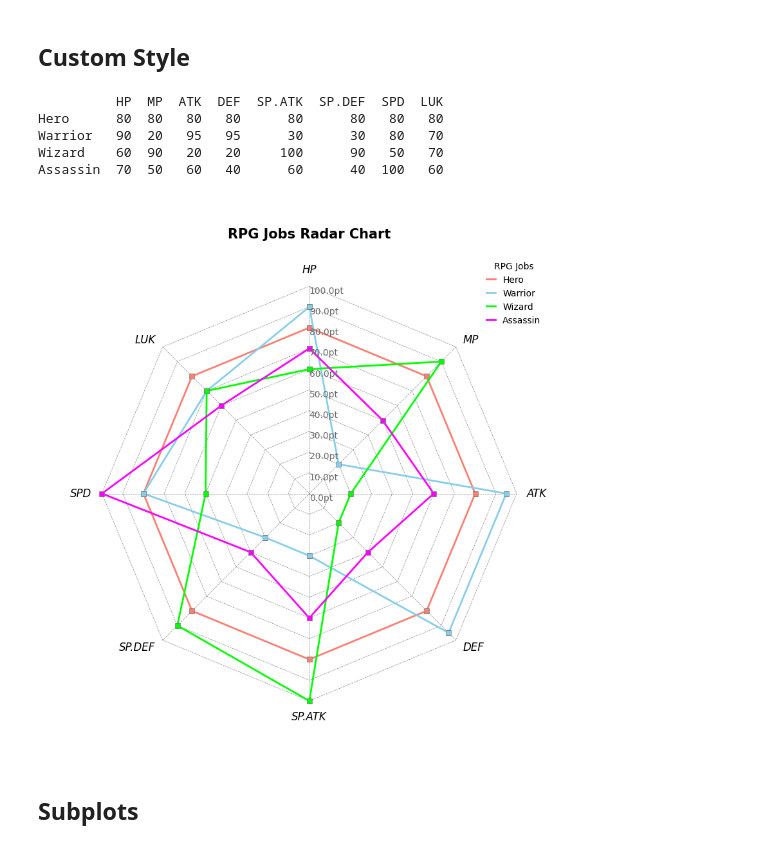
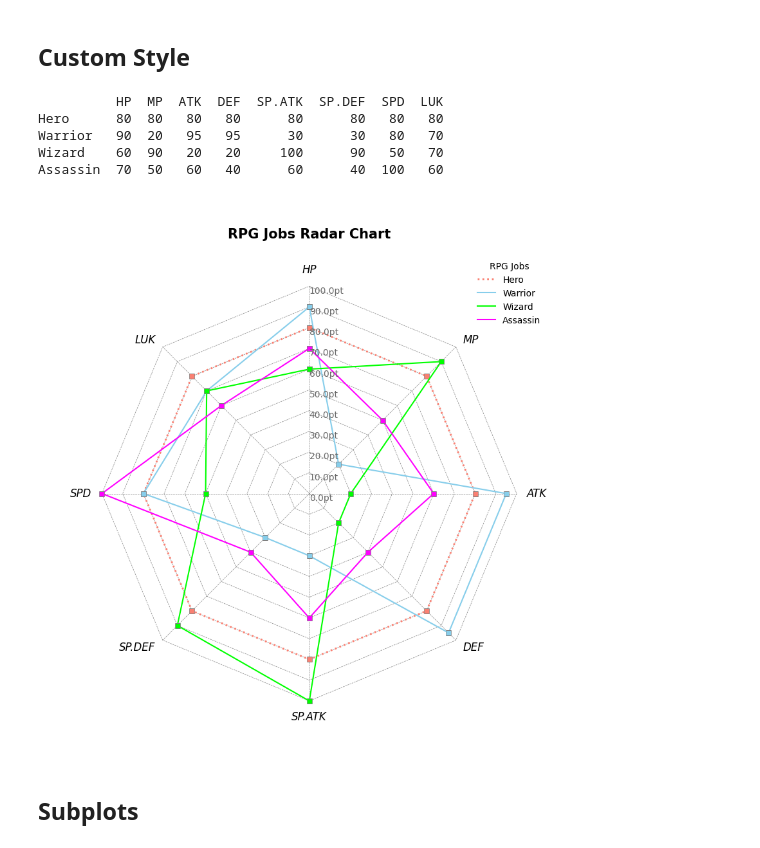
Before and after one commit to moshi4/pyCirclize, a Jupyter notebook: docs/radar_chart.ipynb, the cells around one changed output. Cells and saved outputs as stored; diff of their text form; code cells hidden in the pictures.

```diff
--- a/docs/radar_chart.ipynb
+++ b/docs/radar_chart.ipynb
@@ -89,37 +89,45 @@ df = pd.DataFrame(
 )
 print(df)
 
+# Define line keyword arguments handler
+def line_kws_handler(col_name: str):
+    if col_name == "Hero":
+        return dict(ls="dotted", lw=2.0)
+    else:
+        return dict(ls="solid", lw=1.5)
+
 # Initialize Circos instance for radar chart plot
 circos = Circos.radar_chart(
     df,
     vmax=100,
     fill=False,
     marker_size=6,
     bg_color=None,
     cmap=dict(Hero="salmon", Warrior="skyblue", Wizard="lime", Assassin="magenta"),
     grid_interval_ratio=0.1,
     grid_label_formatter=lambda v: f"{v:.1f}pt",
     label_kws_handler=lambda _: dict(style="italic"),
-    line_kws_handler=lambda _: dict(lw=2, ls="solid"),
+    line_kws_handler=line_kws_handler,
     marker_kws_handler=lambda _: dict(marker="s", ec="grey", lw=0.5),
 )
 circos.text("RPG Jobs Radar Chart", r=125, size=15, weight="bold")
 
 # Plot figure & set legend on upper right
 fig = circos.plotfig()
 _ = circos.ax.legend(
     loc="upper right",
+    handlelength=2,
     bbox_to_anchor=(1.05, 1.05),
     fontsize=10,
     title="RPG Jobs",
 )
 # %% [output]
           HP  MP  ATK  DEF  SP.ATK  SP.DEF  SPD  LUK
 Hero      80  80   80   80      80      80   80   80
 Warrior   90  20   95   95      30      30   80   70
 Wizard    60  90   20   20     100      90   50   70
 Assassin  70  50   60   40      60      40  100   60
-[figure, old version]
+[figure, new version]
 # %% [markdown]
 ## Subplots
 # %%
```
Also changed, not shown: 1 other file.
